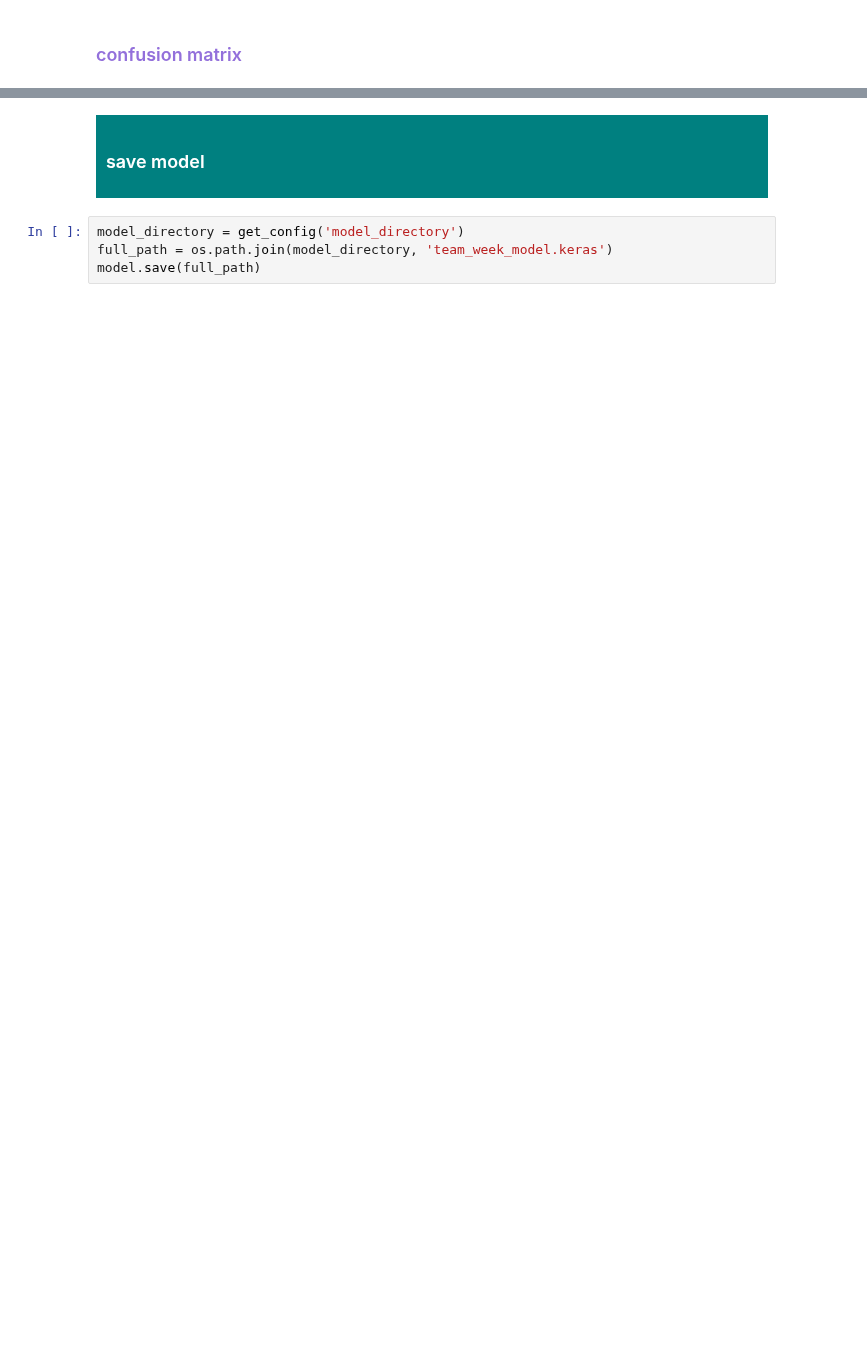
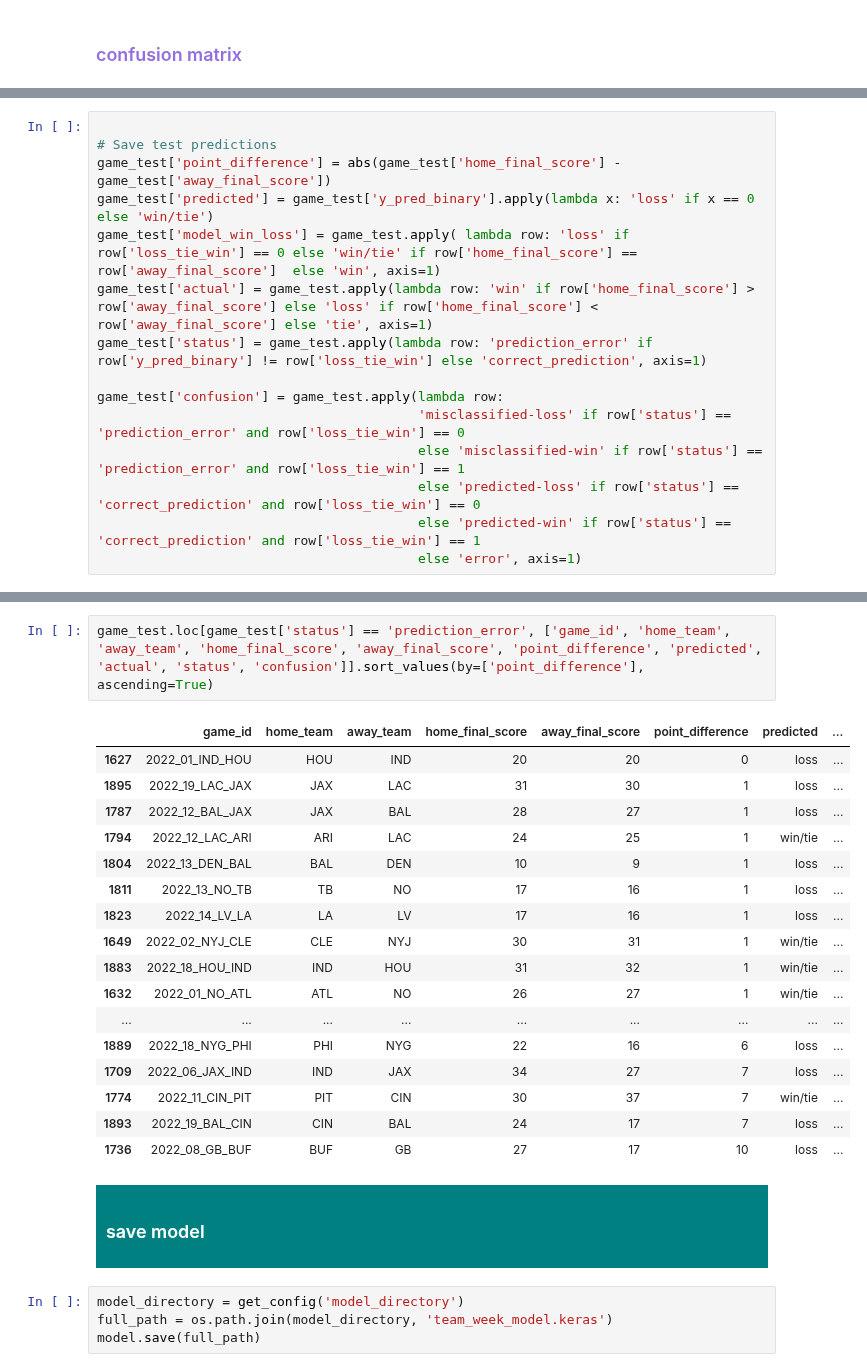
Before and after one commit to cjlcoursework/nflverse_project, a Jupyter notebook: notebooks/nfl_win_loss_classification_experiment2.ipynb, the cells around one changed output, grey strips where cells are left out. Saved outputs shown, nothing was run; the diff lists cells and outputs as text; blank space fills up the shorter version.

```diff
--- a/notebooks/nfl_win_loss_classification_experiment2.ipynb
+++ b/notebooks/nfl_win_loss_classification_experiment2.ipynb
@@ -236,0 +246,15 @@ plot_confusion_matrix(y_pred_binary, y_test)
+# %%
+
+# Save test predictions
+game_test['point_difference'] = abs(game_test['home_final_score'] - game_test['away_final_score'])
+game_test['predicted'] = game_test['y_pred_binary'].apply(lambda x: 'loss' if x == 0 else 'win/tie')
+game_test['model_win_loss'] = game_test.apply( lambda row: 'loss' if row['loss_tie_win'] == 0 else 'win/tie' if row['home_final_score'] == row['away_final_score']  else 'win', axis=1)
+game_test['actual'] = game_test.apply(lambda row: 'win' if row['home_final_score'] > row['away_final_score'] else 'loss' if row['home_final_score'] < row['away_final_score'] else 'tie', axis=1)
+game_test['status'] = game_test.apply(lambda row: 'prediction_error' if row['y_pred_binary'] != row['loss_tie_win'] else 'correct_prediction', axis=1)
+
+game_test['confusion'] = game_test.apply(lambda row:
+                                         'misclassified-loss' if row['status'] == 'prediction_error' and row['loss_tie_win'] == 0
+                                         else 'misclassified-win' if row['status'] == 'prediction_error' and row['loss_tie_win'] == 1
+                                         else 'predicted-loss' if row['status'] == 'correct_prediction' and row['loss_tie_win'] == 0
+                                         else 'predicted-win' if row['status'] == 'correct_prediction' and row['loss_tie_win'] == 1
+                                         else 'error', axis=1)
@@ -237,3 +278,23 @@ plot_confusion_matrix(y_pred_binary, y_test)
+# %%
+game_test.loc[game_test['status'] == 'prediction_error', ['game_id', 'home_team', 'away_team', 'home_final_score', 'away_final_score', 'point_difference', 'predicted',  'actual', 'status', 'confusion']].sort_values(by=['point_difference'], ascending=True)
+# %% [output]
+|  | game_id | home_team | away_team | home_final_score | away_final_score | point_difference | predicted | ... |
+| 1627 | 2022_01_IND_HOU | HOU | IND | 20 | 20 | 0 | loss | ... |
+| 1895 | 2022_19_LAC_JAX | JAX | LAC | 31 | 30 | 1 | loss | ... |
+| 1787 | 2022_12_BAL_JAX | JAX | BAL | 28 | 27 | 1 | loss | ... |
+| 1794 | 2022_12_LAC_ARI | ARI | LAC | 24 | 25 | 1 | win/tie | ... |
+| 1804 | 2022_13_DEN_BAL | BAL | DEN | 10 | 9 | 1 | loss | ... |
+| 1811 | 2022_13_NO_TB | TB | NO | 17 | 16 | 1 | loss | ... |
+| 1823 | 2022_14_LV_LA | LA | LV | 17 | 16 | 1 | loss | ... |
+| 1649 | 2022_02_NYJ_CLE | CLE | NYJ | 30 | 31 | 1 | win/tie | ... |
+| 1883 | 2022_18_HOU_IND | IND | HOU | 31 | 32 | 1 | win/tie | ... |
+| 1632 | 2022_01_NO_ATL | ATL | NO | 26 | 27 | 1 | win/tie | ... |
+| ... | ... | ... | ... | ... | ... | ... | ... | ... |
+| 1889 | 2022_18_NYG_PHI | PHI | NYG | 22 | 16 | 6 | loss | ... |
+| 1709 | 2022_06_JAX_IND | IND | JAX | 34 | 27 | 7 | loss | ... |
+| 1774 | 2022_11_CIN_PIT | PIT | CIN | 30 | 37 | 7 | win/tie | ... |
+| 1893 | 2022_19_BAL_CIN | CIN | BAL | 24 | 17 | 7 | loss | ... |
+| 1736 | 2022_08_GB_BUF | BUF | GB | 27 | 17 | 10 | loss | ... |
 # %% [markdown]
 <div style="background-color: teal; padding: 10px;">
     <h3 style="color: white;">save model</h3>
```
Also changed, not shown: parts of 18 cells of this notebook, 1 other file.
